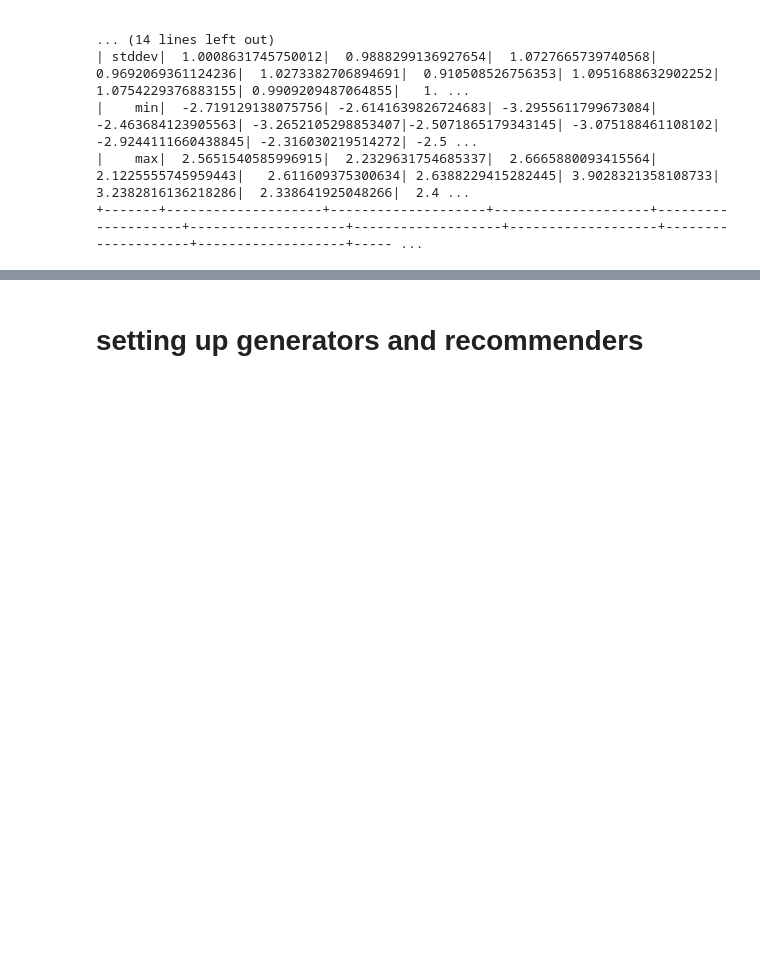
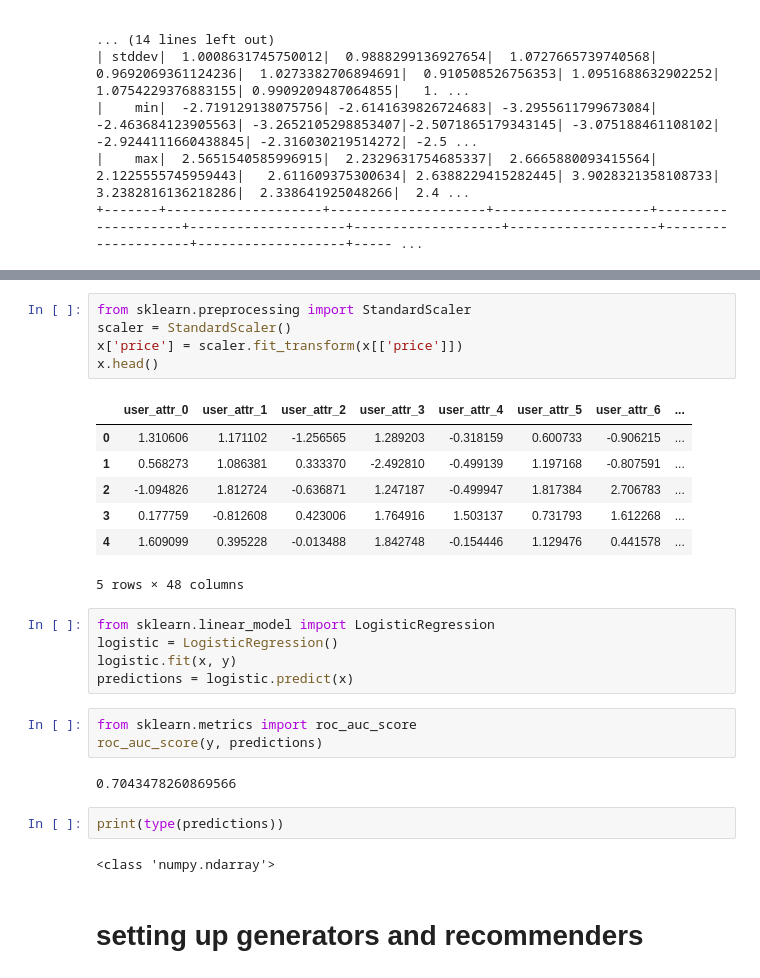
Before and after one commit to morganmason0606/CS145-RecSys, a Jupyter notebook: my_recommenders/logreg.ipynb, the cells around one changed output, grey strips where cells are left out. Cells and saved outputs as stored; diff of their text form; blank space fills up the shorter version.

```diff
--- a/my_recommenders/logreg.ipynb
+++ b/my_recommenders/logreg.ipynb
@@ -400,3 +418,30 @@ Area under ROC: 0.4766483516483517
+# %%
+from sklearn.preprocessing import StandardScaler
+scaler = StandardScaler()
+x['price'] = scaler.fit_transform(x[['price']])
+x.head()
+# %% [output]
+|  | user_attr_0 | user_attr_1 | user_attr_2 | user_attr_3 | user_attr_4 | user_attr_5 | user_attr_6 | ... |
+| 0 | 1.310606 | 1.171102 | -1.256565 | 1.289203 | -0.318159 | 0.600733 | -0.906215 | ... |
+| 1 | 0.568273 | 1.086381 | 0.333370 | -2.492810 | -0.499139 | 1.197168 | -0.807591 | ... |
+| 2 | -1.094826 | 1.812724 | -0.636871 | 1.247187 | -0.499947 | 1.817384 | 2.706783 | ... |
+| 3 | 0.177759 | -0.812608 | 0.423006 | 1.764916 | 1.503137 | 0.731793 | 1.612268 | ... |
+| 4 | 1.609099 | 0.395228 | -0.013488 | 1.842748 | -0.154446 | 1.129476 | 0.441578 | ... |
+5 rows × 48 columns
+# %%
+from sklearn.linear_model import LogisticRegression
+logistic = LogisticRegression()
+logistic.fit(x, y)
+predictions = logistic.predict(x)
+# %%
+from sklearn.metrics import roc_auc_score
+roc_auc_score(y, predictions)
+# %% [output]
+0.7043478260869566
+# %%
+print(type(predictions))
+# %% [output]
+<class 'numpy.ndarray'>
 # %% [markdown]
 # setting up generators and recommenders
 # %%
```
Also changed, not shown: parts of 16 cells of this notebook, 2 other files.
